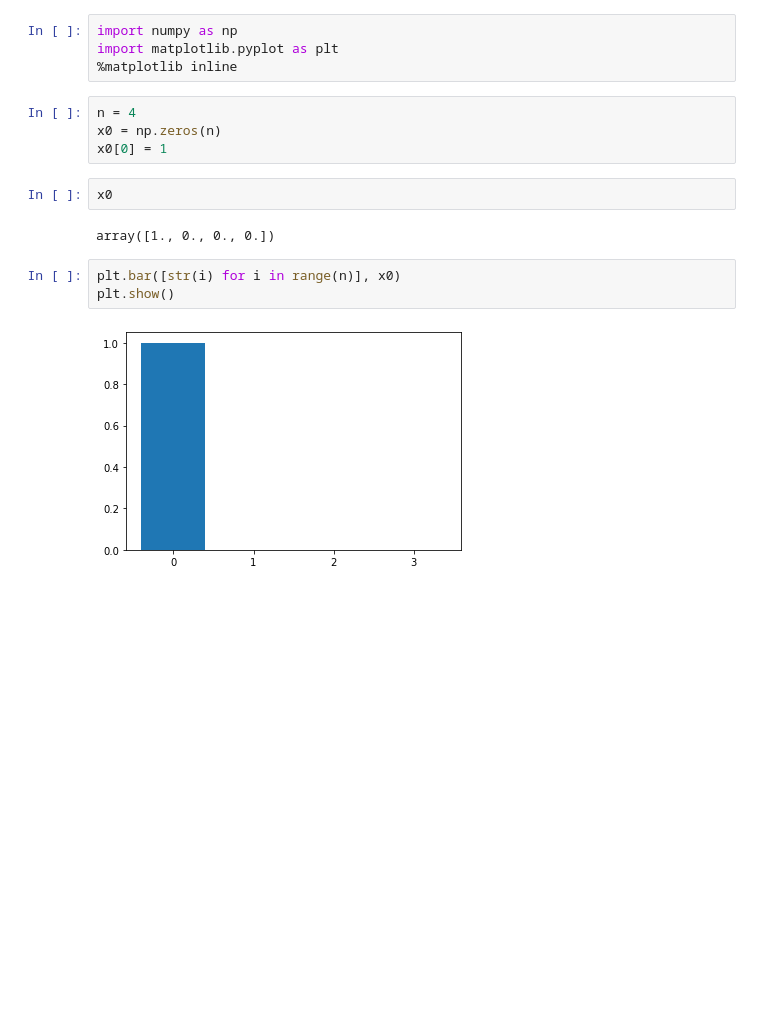
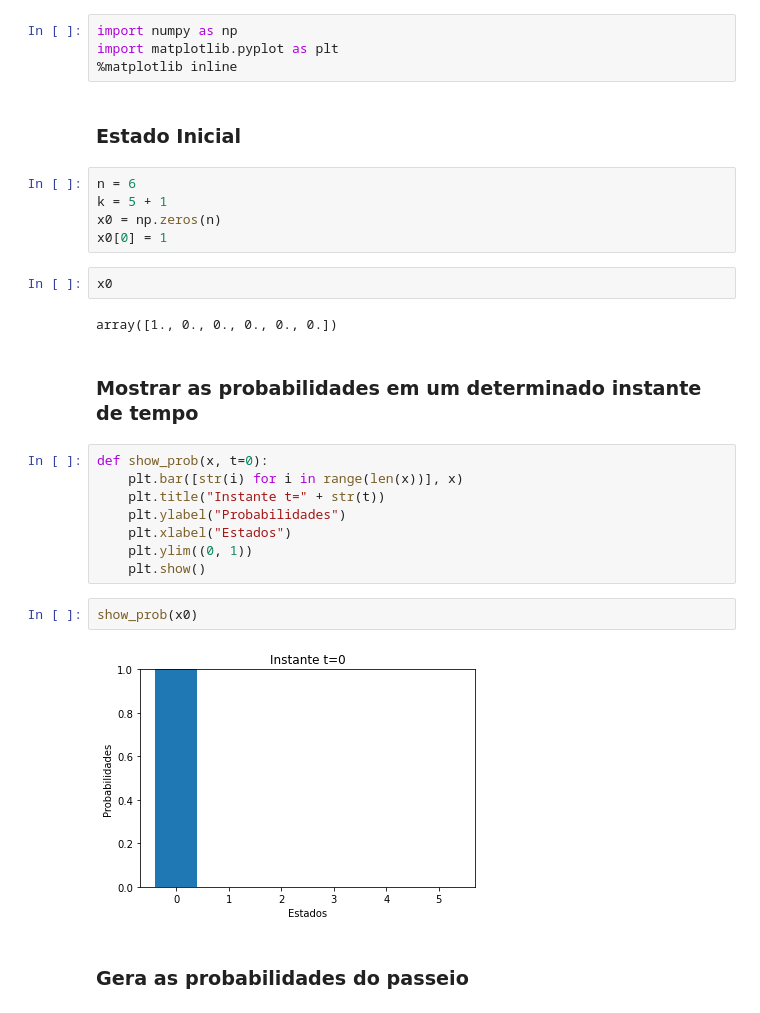
Before and after one commit to andresroliveira/Algorithms, a Jupyter notebook: MarkovChain.ipynb, the cells around one changed output. Drawn from its saved outputs; the diff is of its cells as text; blank space fills up the shorter version.

```diff
--- a/MarkovChain.ipynb
+++ b/MarkovChain.ipynb
@@ -49,16 +49,30 @@ $$
 import numpy as np
 import matplotlib.pyplot as plt
 %matplotlib inline
+# %% [markdown]
+### Estado Inicial
 # %%
-n = 4
+n = 6
+k = 5 + 1
 x0 = np.zeros(n)
 x0[0] = 1
 # %%
 x0
 # %% [output]
-array([1., 0., 0., 0.])
+array([1., 0., 0., 0., 0., 0.])
+# %% [markdown]
+### Mostrar as probabilidades em um determinado instante de tempo
 # %%
-plt.bar([str(i) for i in range(n)], x0)
-plt.show()
+def show_prob(x, t=0):
+    plt.bar([str(i) for i in range(len(x))], x)
+    plt.title("Instante t=" + str(t))
+    plt.ylabel("Probabilidades")
+    plt.xlabel("Estados")
+    plt.ylim((0, 1))
+    plt.show()
-# %% [output]
-[figure, removed]
+# %%
+show_prob(x0)
+# %% [output]
+[figure, added]
+# %% [markdown]
+### Gera as probabilidades do passeio
```
Also changed, not shown: parts of 5 cells of this notebook.
